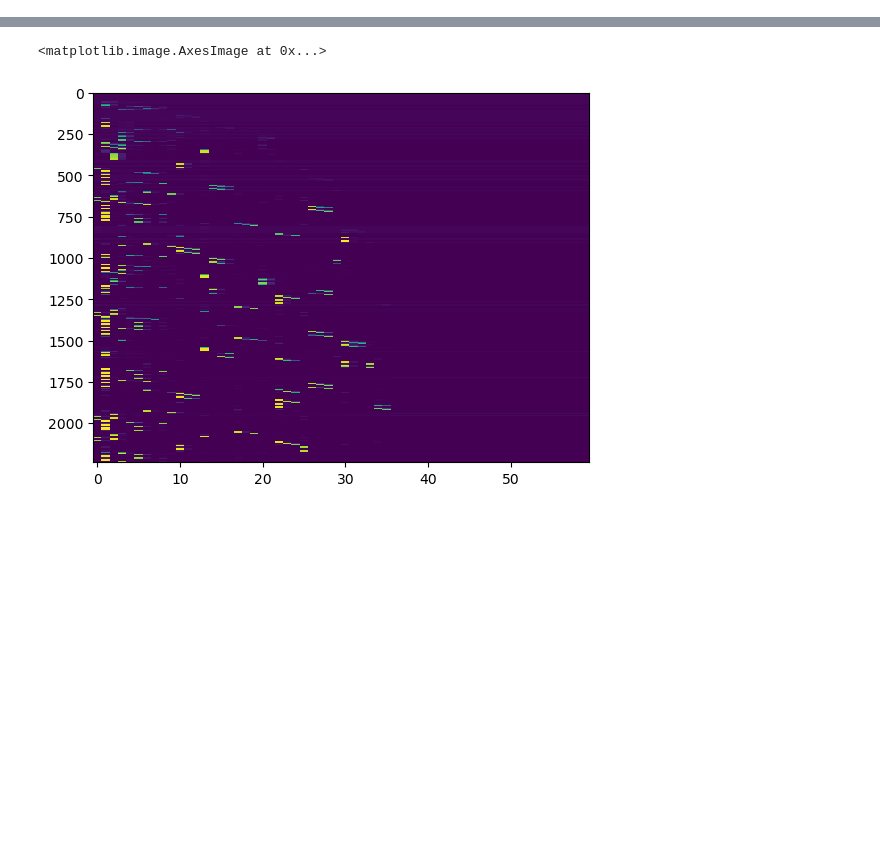
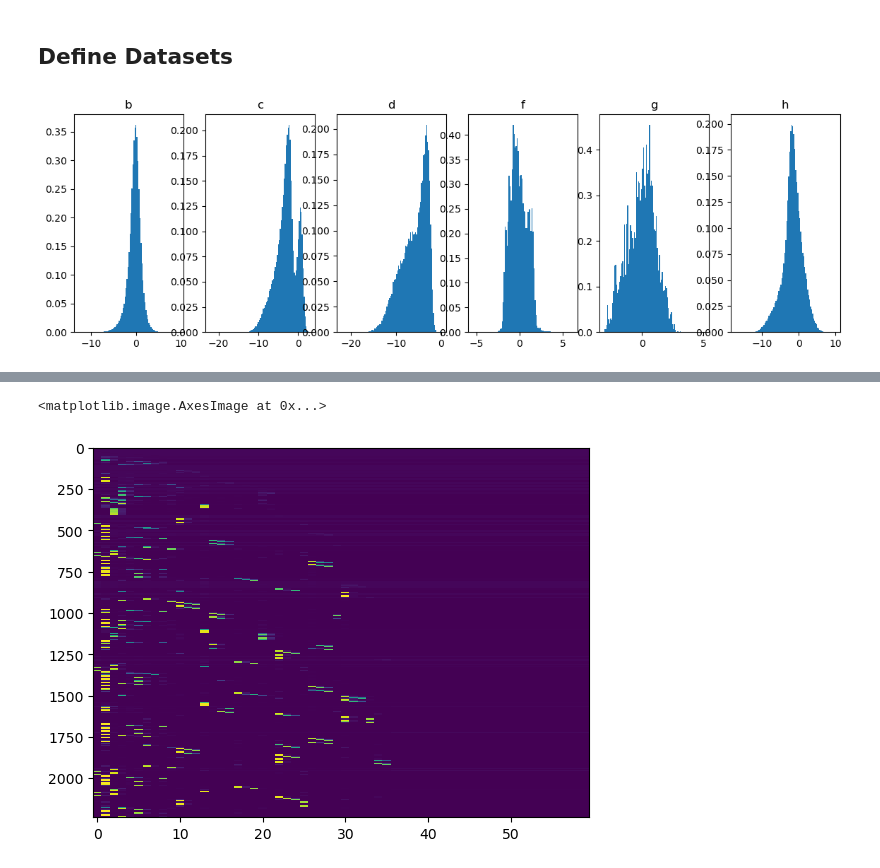
Before and after one commit to draeloslab/Bubblewrap, a Jupyter notebook: scripts/regressions.ipynb, the cells around one changed output, grey strips where cells are left out. Saved outputs shown, nothing was run; the diff lists cells and outputs as text; code cells hidden in the pictures; blank space fills up the shorter version.

```diff
--- a/scripts/regressions.ipynb
+++ b/scripts/regressions.ipynb
@@ -6 +7,3 @@ import bubblewrap.input_sources.functional as fin
+# %% [markdown]
+## Define Datasets
 # %%
@@ -7,0 +11,23 @@ obs, beh = fin.get_from_saved_npz("jpca_reduced_sc.npz")
+# %%
+datasets = {
+    'a': obs,
+    'b': fin.prosvd_data(obs, 30, 30),
+    'c': fin.prosvd_data(obs, 3, 30),
+    'd': fin.prosvd_data(obs, 1, 30),
+    'e': beh,
+    'f': fin.zscore(beh, 30),
+    'g': fin.prosvd_data(fin.zscore(beh, 10), 1, 20),
+    'h': fin.prosvd_data(np.hstack([obs[10:], fin.zscore(beh, 10)]), 5, 20),
+}
+
+keys = list(datasets.keys())
+
+input_keys = 'b c d f g h'.split(" ")
+output_keys = 'd h'.split(" ")
+# %%
+fig, ax = plt.subplots(ncols=len(input_keys), figsize=(14,4))
+for i, key in enumerate(input_keys):
+    ax[i].hist(datasets[key].flatten(), bins=100, density=True)
+    ax[i].set_title(key)
+# %% [output]
+[figure, added]
```
Also changed, not shown: parts of 20 cells of this notebook, 5 other files.
